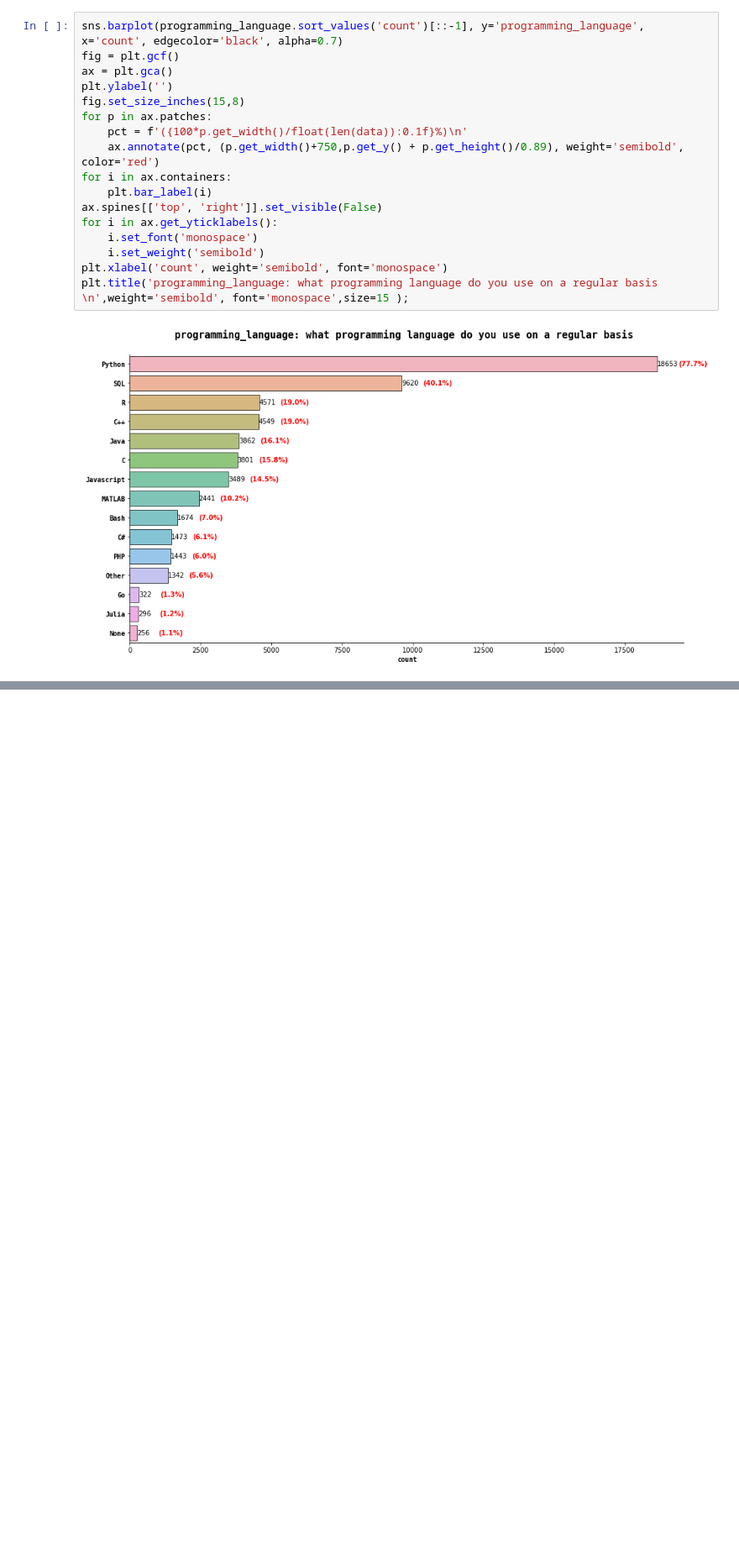
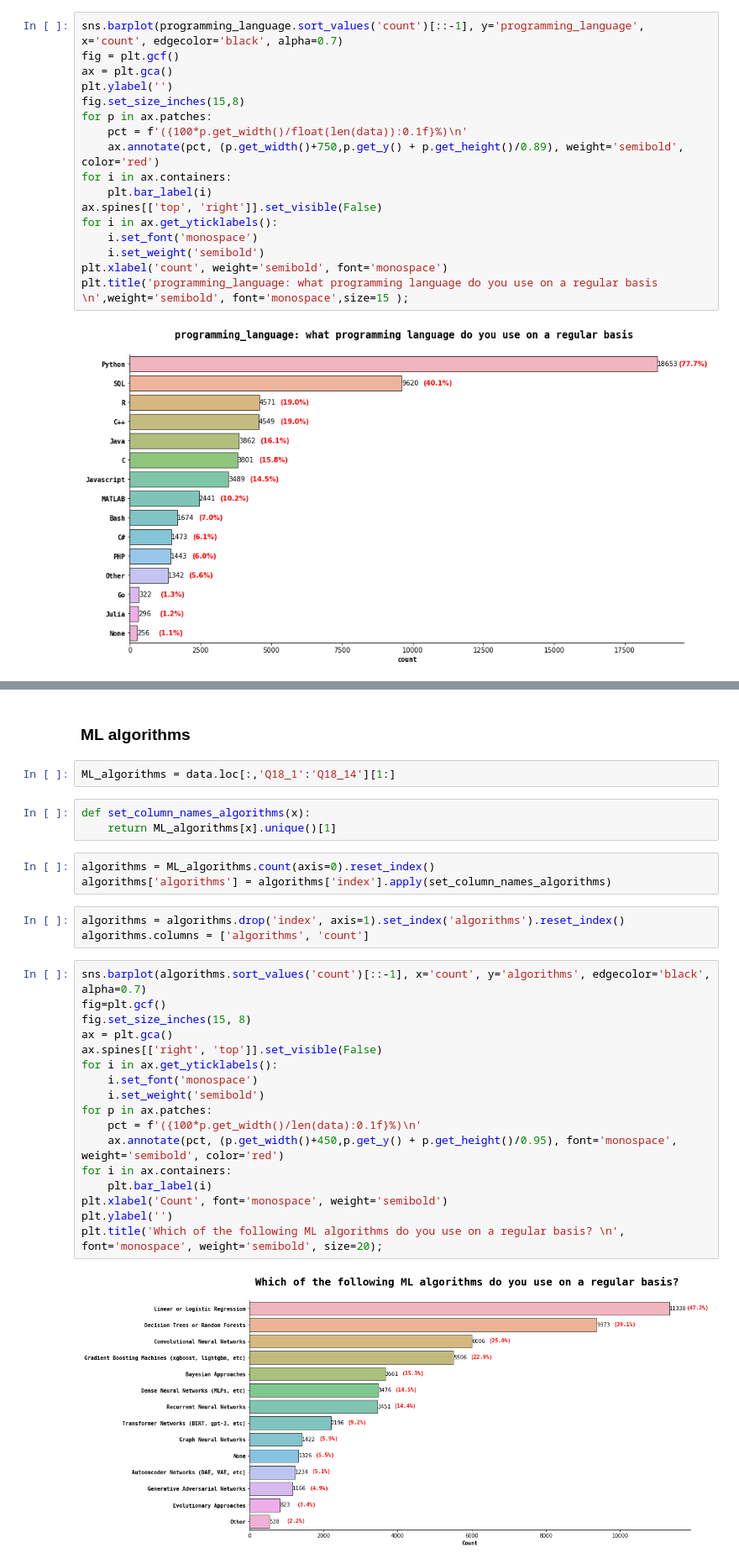
Before and after one commit to Daviditto/2022-kaggle-machine-learning-and-data-science-survey, a Jupyter notebook: 2022 kaggle machine learning and data science survey part 2.ipynb, the cells around one changed output, grey strips where cells are left out. Shown at 84% size. Saved outputs shown, nothing was run; the diff lists cells and outputs as text; blank space fills up the shorter version.

```diff
--- a/2022 kaggle machine learning and data science survey part 2.ipynb
+++ b/2022 kaggle machine learning and data science survey part 2.ipynb
@@ -87,0 +120,32 @@ plt.title('programming_language: what programming language do you use on a regul
+# %% [markdown]
+### ML algorithms
+# %%
+ML_algorithms = data.loc[:,'Q18_1':'Q18_14'][1:]
+# %%
+def set_column_names_algorithms(x):
+    return ML_algorithms[x].unique()[1]
+# %%
+algorithms = ML_algorithms.count(axis=0).reset_index()
+algorithms['algorithms'] = algorithms['index'].apply(set_column_names_algorithms)
+# %%
+algorithms = algorithms.drop('index', axis=1).set_index('algorithms').reset_index()
+algorithms.columns = ['algorithms', 'count']
+# %%
+sns.barplot(algorithms.sort_values('count')[::-1], x='count', y='algorithms', edgecolor='black', alpha=0.7)
+fig=plt.gcf()
+fig.set_size_inches(15, 8)
+ax = plt.gca()
+ax.spines[['right', 'top']].set_visible(False)
+for i in ax.get_yticklabels():
+    i.set_font('monospace')
+    i.set_weight('semibold')
+for p in ax.patches:
+    pct = f'({100*p.get_width()/len(data):0.1f}%)\n'
+    ax.annotate(pct, (p.get_width()+450,p.get_y() + p.get_height()/0.95), font='monospace', weight='semibold', color='red')
+for i in ax.containers:
+    plt.bar_label(i)
+plt.xlabel('Count', font='monospace', weight='semibold')
+plt.ylabel('')
+plt.title('Which of the following ML algorithms do you use on a regular basis? \n', font='monospace', weight='semibold', size=20);
+# %% [output]
+[figure, added]
```
Also changed, not shown: parts of 5 cells of this notebook.
